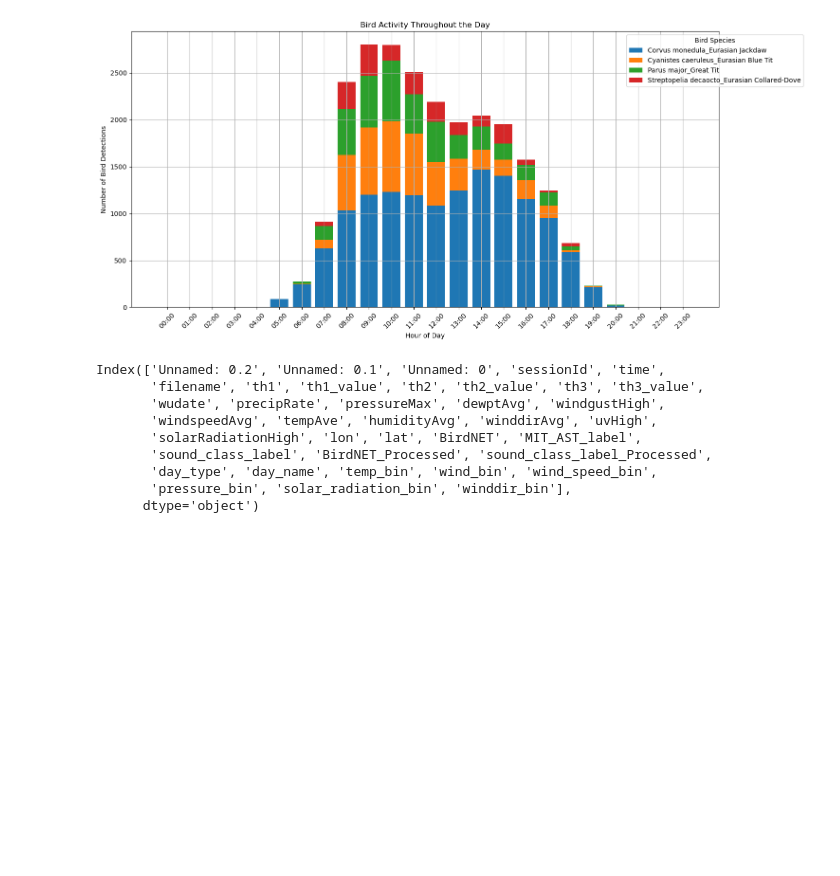
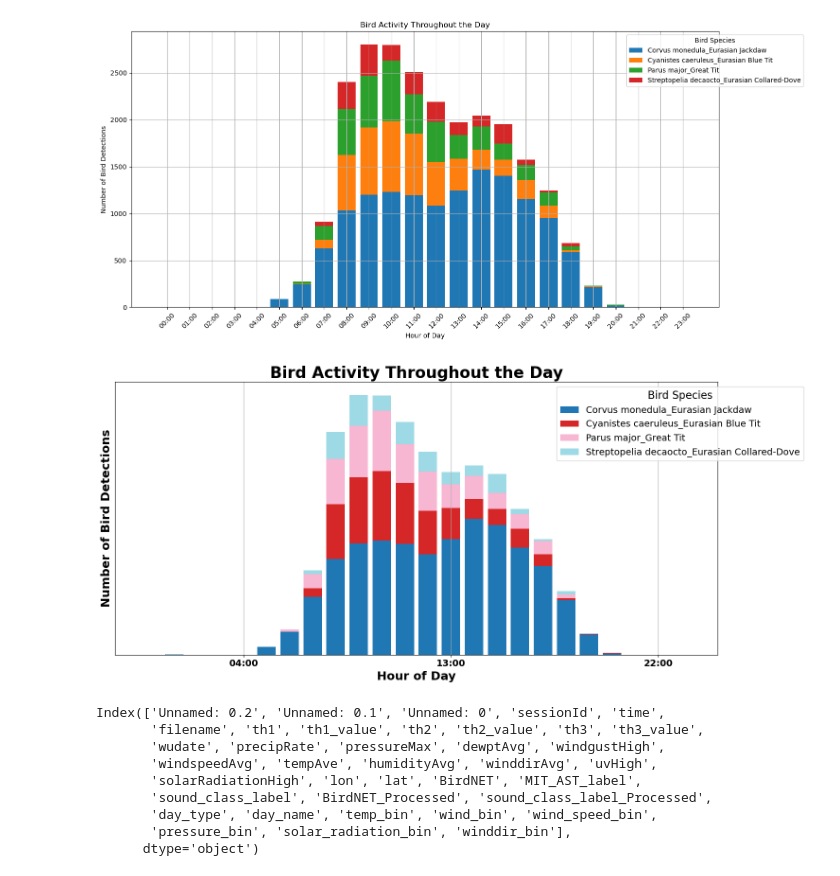
Before and after one commit to Nazar710/BackGardenRecordings, a Jupyter notebook: MIT_AST/metadata_stats.ipynb, the cells around one changed output. Drawn from its saved outputs; the diff is of its cells as text; code cells hidden in the pictures; blank space fills up the shorter version.

```diff
--- a/MIT_AST/metadata_stats.ipynb
+++ b/MIT_AST/metadata_stats.ipynb
@@ -468,6 +528,64 @@ def plot_bird_activity_per_hour_stacked(df, bird_names):
 plot_bird_activity_per_hour_stacked(TP_df, most_common_birds)
 # %% [output]
 [figure]
+# %%
+import matplotlib.pyplot as plt
+
+def plot_bird_activity_per_hour_stacked(df, bird_names):
+    plt.figure(figsize=(15, 7))
+
+    # Initialize a dictionary to hold the resampled data for each bird
+    bird_data_per_hour = {}
+
+    # The bottom of the stack starts at 0
+    stack_bottom = None
+
+    # Define a color map or list of colors for consistency
+    colors = plt.cm.get_cmap('tab20', len(bird_names))
+
+    for idx, bird in enumerate(bird_names):
+        # Filter for the current bird
+        bird_df = df[df['BirdNET'] == bird]
+
+        # Resample to aggregate counts per hour
+        bird_df_resampled_per_hour = bird_df.resample('H').count()
+
+        # Group by hour and count detections
+        detections_by_hour = bird_df_resampled_per_hour.groupby(bird_df_resampled_per_hour.index.hour).sum()
+
+        bird_data_per_hour[bird] = detections_by_hour['BirdNET_Processed']
+
+        # Plot the activity as stacked bars for each bird with consistent colors
+        plt.bar(range(24), bird_data_per_hour[bird], bottom=stack_bottom, label=bird, color=colors(idx))
+
+        # Update the stack_bottom
+        if stack_bottom is None:
+            stack_bottom = bird_data_per_hour[bird]
+        else:
+            stack_bottom += bird_data_per_hour[bird]
+
+    # Customize the plot for scientific paper readability
+    # Set custom x-ticks to show only 04:00, 13:00, and 22:00
+    custom_hours = [4, 13, 22]
+    plt.xticks(custom_hours, [f'{hour:02d}:00' for hour in custom_hours], fontsize=14, fontweight='bold')
+
+    plt.yticks(fontsize=14, fontweight='bold')  # Only the font size and style is set here, y-ticks are already being handled
+    plt.title('Bird Activity Throughout the Day', fontsize=24, fontweight='bold')
+    plt.xlabel('Hour of Day', fontsize=18, fontweight='bold')
+    plt.ylabel('Number of Bird Detections', fontsize=18, fontweight='bold')
+    plt.legend(title='Bird Species', loc='upper right', bbox_to_anchor=(1.15, 1), fontsize=14, title_fontsize=16)
+    plt.grid(True)
+
+    # Hide the y-ticks
+    plt.yticks([])  # This will hide the y-ticks as per previous instructions
+
+    plt.tight_layout()
+    plt.show()
+
+# Ensure your DataFrame 'df' is indexed by datetime and replace 'TP_df' and 'most_common_birds' with your actual DataFrame and bird species names.
+plot_bird_activity_per_hour_stacked(TP_df, most_common_birds)
+# %% [output]
+[figure, added]
 # %%
 TP_df.columns
 # %% [output]
```
Also changed, not shown: parts of 7 cells of this notebook.
